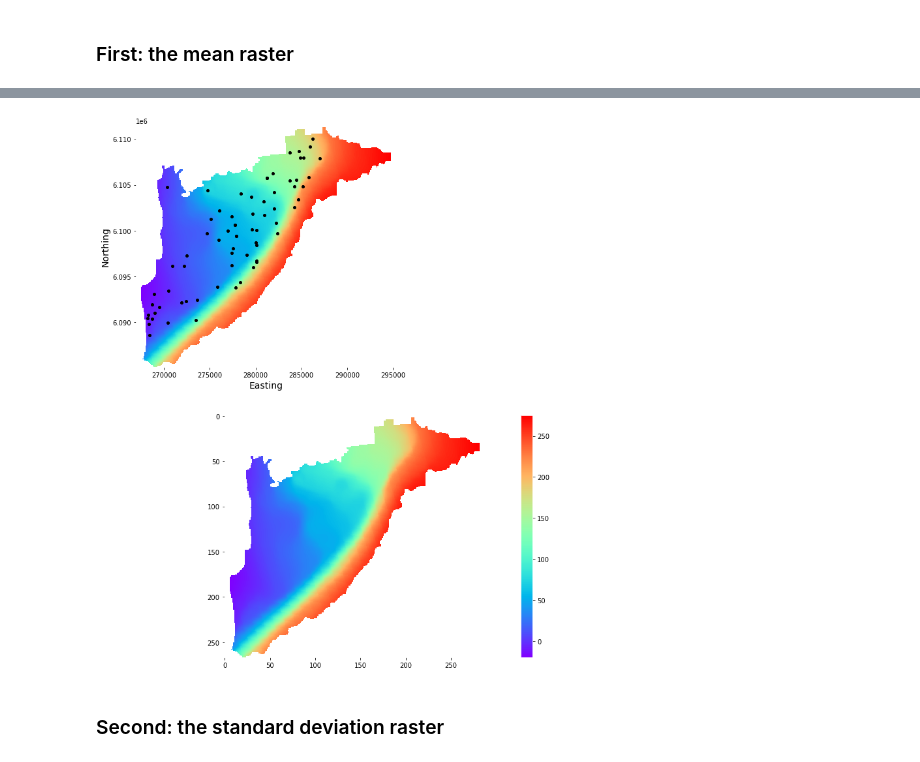
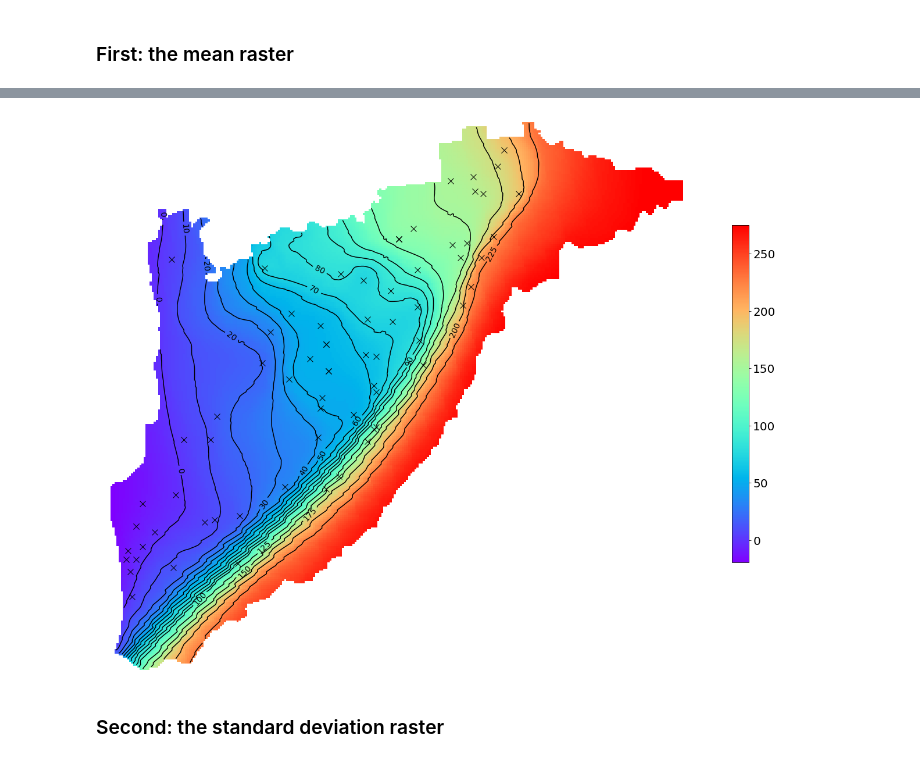
Before and after one commit to sarahkmarshall/willunga_wt, a Jupyter notebook: analysis_hand_drawn_maps_functions.ipynb, the cells around one changed output, grey strips where cells are left out. Saved outputs shown, nothing was run; the diff lists cells and outputs as text; code cells hidden in the pictures.

```diff
--- a/analysis_hand_drawn_maps_functions.ipynb
+++ b/analysis_hand_drawn_maps_functions.ipynb
@@ -394,8 +406,0 @@ print(np.max(estimated_arrays[4]))
-# %%
-for i in range(len(rstr_names)):
-    fig,axes = plt.subplots(1,2, figsize=(15, 15))
-    img = axes[0].imshow(estimated_arrays[i], vmin=0, vmax=360, cmap=wt_cmap)
-    #plt.colorbar(img, ax=axes[0], fraction=0.046, pad=0.04)
-
-    img = axes[1].imshow(wt_crops_ars[i], vmin=0, vmax=360, cmap=wt_cmap)
-    plt.colorbar(img, ax=axes[1],fraction=0.046, pad=0.04)
@@ -818,0 +872,2 @@ mean_rstr = rasterio.open(mean_fname)
+# %%
+survey_levels = [0,10,20,30,40,50,60,70,80,90,100,125,150,175,200,225]
@@ -819,24 +896,26 @@ mean_rstr = rasterio.open(mean_fname)
 # %%
-#-------------------------------------
-plt.figure(figsize=(20,15), frameon=False)
-ax1=plt.subplot(211)
-
-image1 = show(mean_rstr, ax=ax1, cmap=wt_cmap)
-ax1.plot(wells_df_2_gdf['mga_easting'], wells_df_2_gdf['mga_northing'], "ko", markersize=4)
-
-#fig.colorbar(image_hidden, ax=ax1)
-
-plt.xlabel("Easting", fontsize=14)
-plt.ylabel("Northing", fontsize=14)
-
-ax2=plt.subplot(212)
+plt.figure(figsize=(20,20))
+ax2=plt.subplot(111, frameon=False)
 
 image_hidden = ax2.imshow(mean_array_crop, cmap=wt_cmap , vmax=275)
-plt.colorbar(image_hidden)
+
+cb = plt.colorbar(image_hidden, fraction=0.026, pad=0.06)
+for t in cb.ax.get_yticklabels():
+     t.set_fontsize(20)
+cs = plt.contour(mean_array_crop, levels=survey_levels, colors="k") #colors="k",
+plt.clabel(cs, inline=1, fontsize=14, fmt='%1i', colors="k")
+ax2.get_xaxis().set_visible(False)
+ax2.get_yaxis().set_visible(False)
+
+for i in range(len(well_ixs)):
+    ax2.plot(well_ixs[i][1],well_ixs[i][0], "kx", markersize=10, label='_nolegend_')
+
+ax2.plot(well_ixs[i][1],well_ixs[i][0], "kx", alpha=0.1, markersize=10, label="Hydraulic head measurement")
+#plt.legend(frameon=False, fontsize=18, loc=4)
 
 plt.savefig(os.path.join(figuredirectory, "mean"), dpi=300)
 # %% [output]
-[figure, old version]
+[figure, new version]
 # %% [markdown]
 ### Second: the standard deviation raster
 # %%
```
Also changed, not shown: parts of 83 cells of this notebook.
